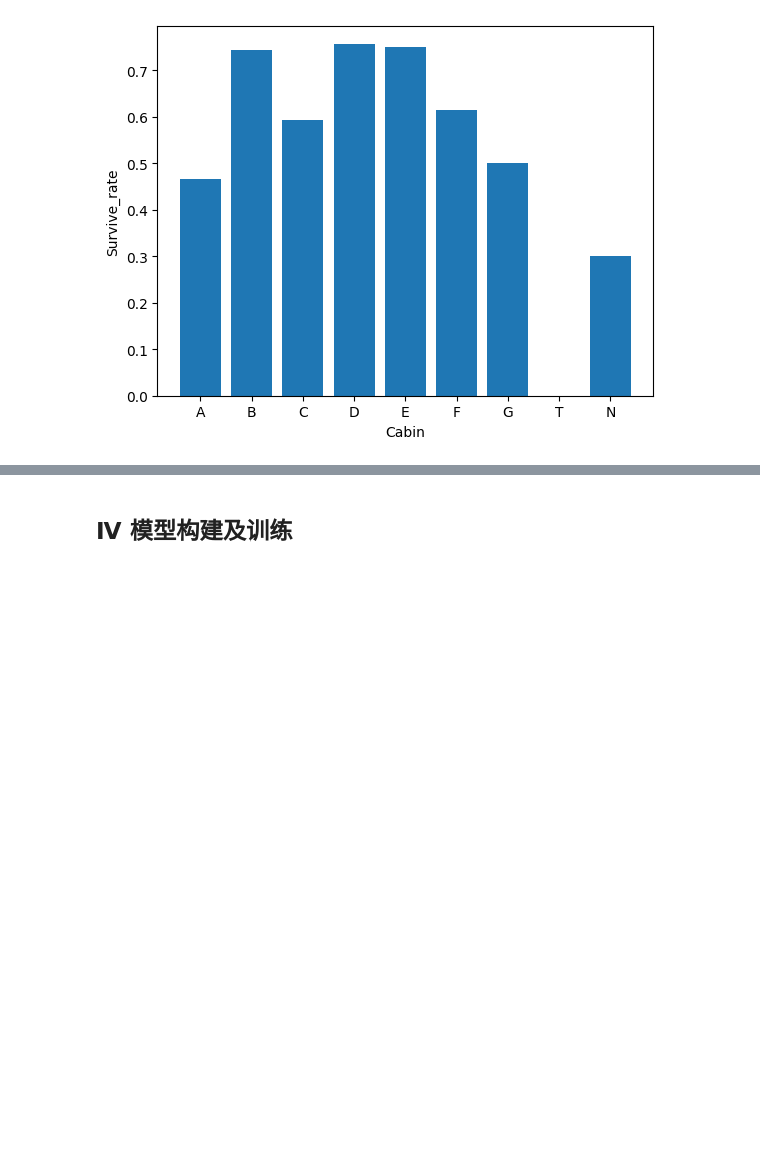
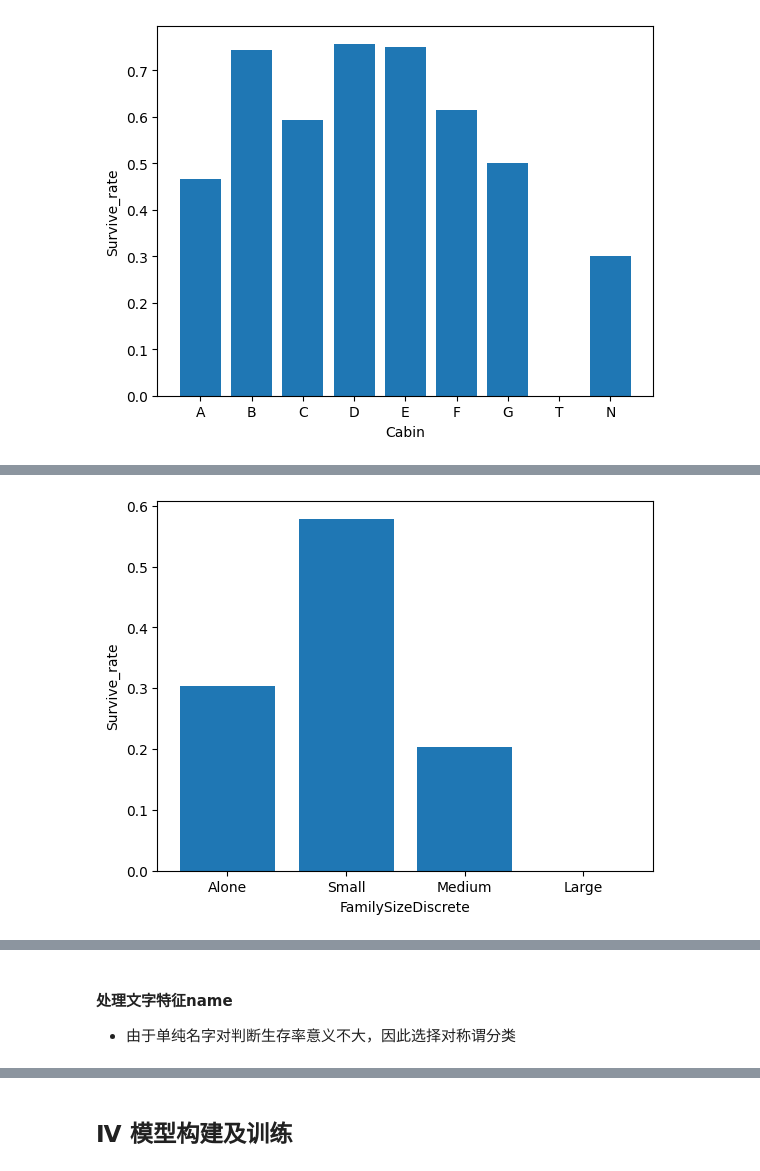
Before and after one commit to yuanmengqi/Titanic_prediction, a Jupyter notebook: Titanic.ipynb, the cells around one changed output, grey strips where cells are left out. Cells and saved outputs as stored; diff of their text form; code cells hidden in the pictures; blank space fills up the shorter version.

```diff
--- a/Titanic.ipynb
+++ b/Titanic.ipynb
@@ -387,0 +440,12 @@ train_data.head(1)
+# %%
+survive_a = train_data[train_data.FamilySizeDiscrete == 'Alone'][train_data[train_data.FamilySizeDiscrete == 'Alone'].Survived == 1].shape[0] / train_data[train_data.FamilySizeDiscrete == 'Alone'].shape[0]
+survive_s = train_data[train_data.FamilySizeDiscrete == 'Small'][train_data[train_data.FamilySizeDiscrete == 'Small'].Survived == 1].shape[0] / train_data[train_data.FamilySizeDiscrete == 'Small'].shape[0]
+survive_m = train_data[train_data.FamilySizeDiscrete == 'Medium'][train_data[train_data.FamilySizeDiscrete == 'Medium'].Survived == 1].shape[0] / train_data[train_data.FamilySizeDiscrete == 'Medium'].shape[0]
+survive_l = train_data[train_data.FamilySizeDiscrete == 'Large'][train_data[train_data.FamilySizeDiscrete == 'Large'].Survived == 1].shape[0] / train_data[train_data.FamilySizeDiscrete == 'Large'].shape[0]
+plt.bar(['Alone','Small','Medium','Large'],[survive_a,survive_s,survive_m,survive_l])
+plt.xlabel('FamilySizeDiscrete')
+plt.ylabel('Survive_rate')
+plt.show()
+train_data.head(1)
+# %% [output]
+[figure, added]
@@ -387,0 +454,3 @@ train_data.head(1)
+# %% [markdown]
+#### 处理文字特征name
+* 由于单纯名字对判断生存率意义不大，因此选择对称谓分类
```
Also changed, not shown: parts of 13 cells of this notebook.
